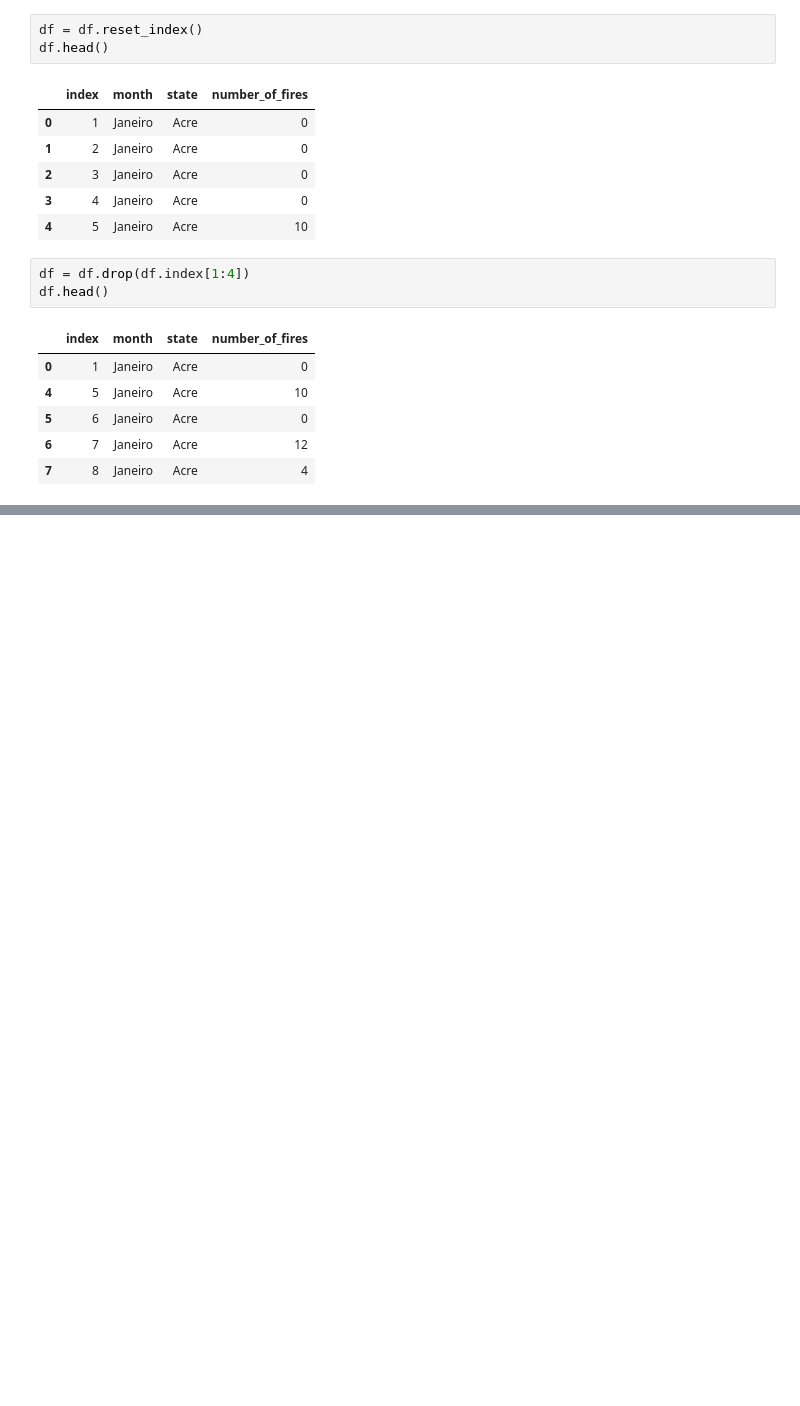
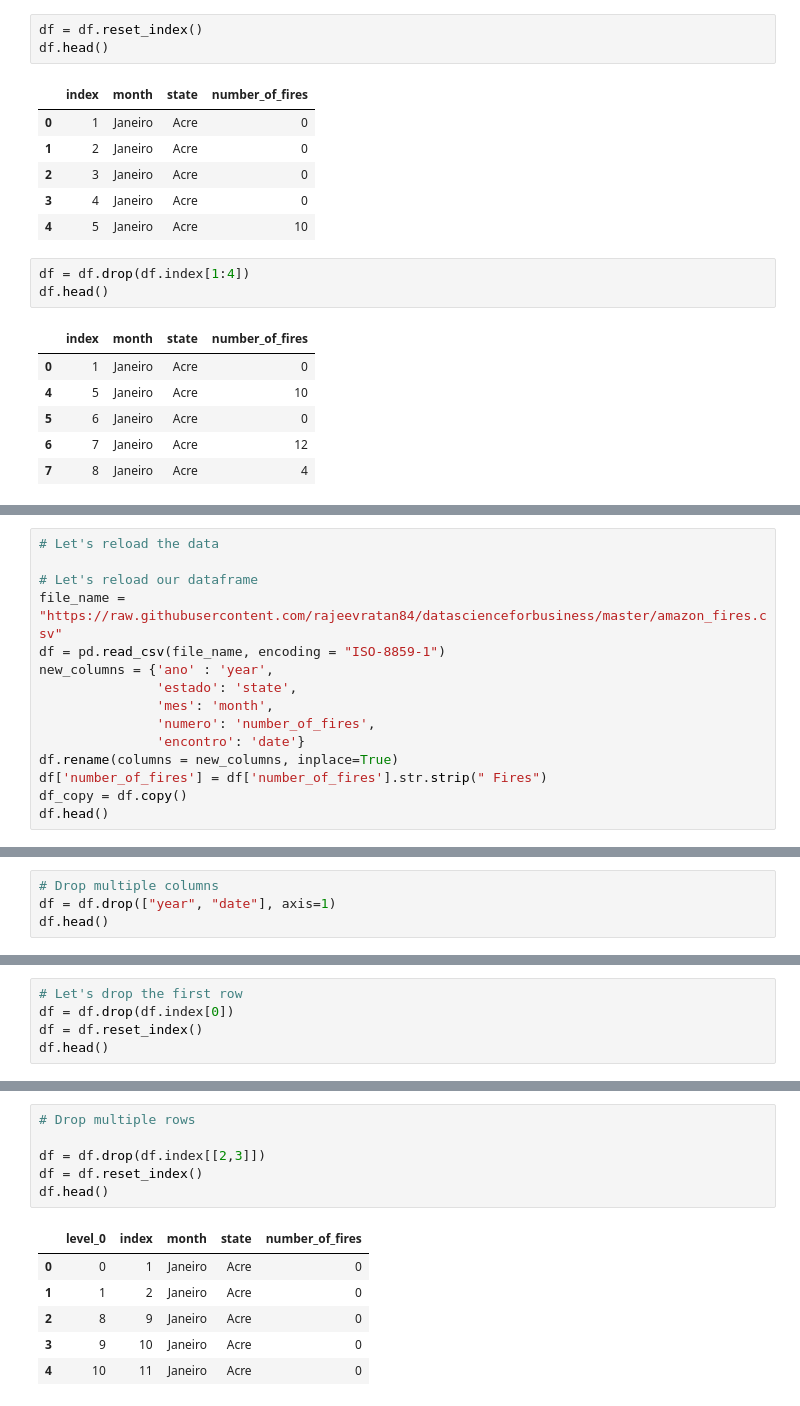
Before and after one commit to espSiyam/Data-Science--Analytics---AI-for-Business---the-Real-World-, a Jupyter notebook: 4.Pandas/3.DataCleaninf.ipynb, the cells around one changed output, grey strips where cells are left out. Cells and saved outputs as stored; diff of their text form; blank space fills up the shorter version.

```diff
--- a/4.Pandas/3.DataCleaninf.ipynb
+++ b/4.Pandas/3.DataCleaninf.ipynb
@@ -516,0 +606,15 @@ df.head()
+# %%
+# Let's reload the data
+
+# Let's reload our dataframe
+file_name = "https://raw.githubusercontent.com/rajeevratan84/datascienceforbusiness/master/amazon_fires.csv"
+df = pd.read_csv(file_name, encoding = "ISO-8859-1")
+new_columns = {'ano' : 'year',
+               'estado': 'state',
+               'mes': 'month',
+               'numero': 'number_of_fires',
+               'encontro': 'date'}
+df.rename(columns = new_columns, inplace=True)
+df['number_of_fires'] = df['number_of_fires'].str.strip(" Fires")
+df_copy = df.copy()
+df.head()
@@ -516,0 +628,4 @@ df.head()
+# %%
+# Drop multiple columns
+df = df.drop(["year", "date"], axis=1)
+df.head()
@@ -516,0 +639,5 @@ df.head()
+# %%
+# Let's drop the first row
+df = df.drop(df.index[0])
+df = df.reset_index()
+df.head()
@@ -516,0 +651,13 @@ df.head()
+# %%
+# Drop multiple rows
+
+df = df.drop(df.index[[2,3]])
+df = df.reset_index()
+df.head()
+# %% [output]
+|  | level_0 | index | month | state | number_of_fires |
+| 0 | 0 | 1 | Janeiro | Acre | 0 |
+| 1 | 1 | 2 | Janeiro | Acre | 0 |
+| 2 | 8 | 9 | Janeiro | Acre | 0 |
+| 3 | 9 | 10 | Janeiro | Acre | 0 |
+| 4 | 10 | 11 | Janeiro | Acre | 0 |
```
Also changed, not shown: parts of 19 cells of this notebook, 1 other file.
